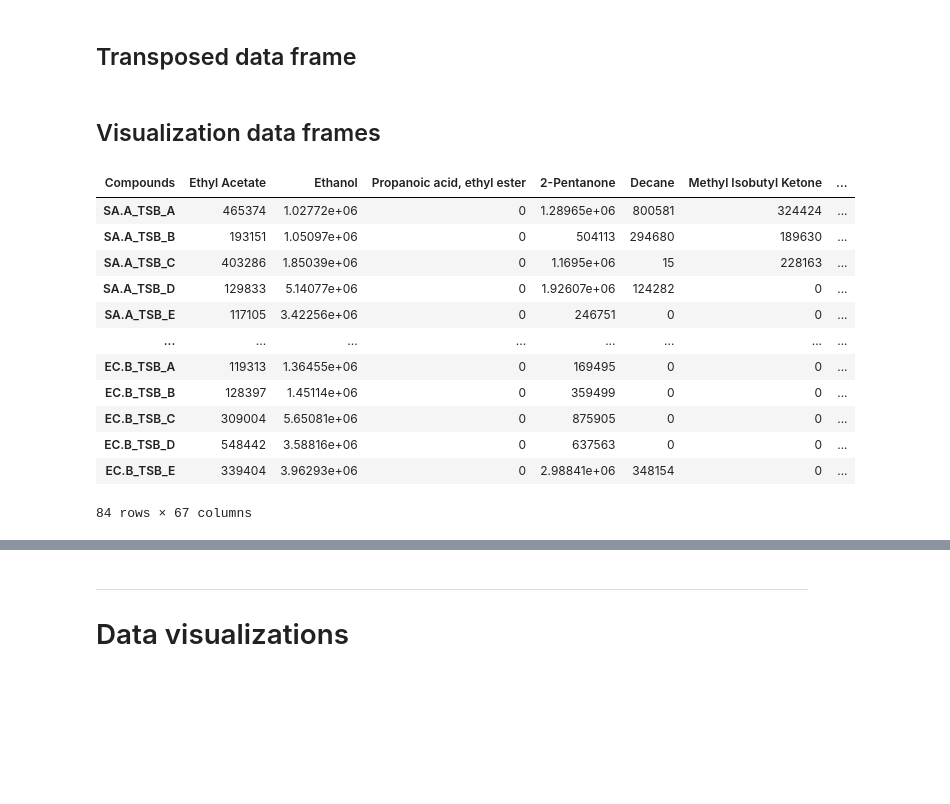
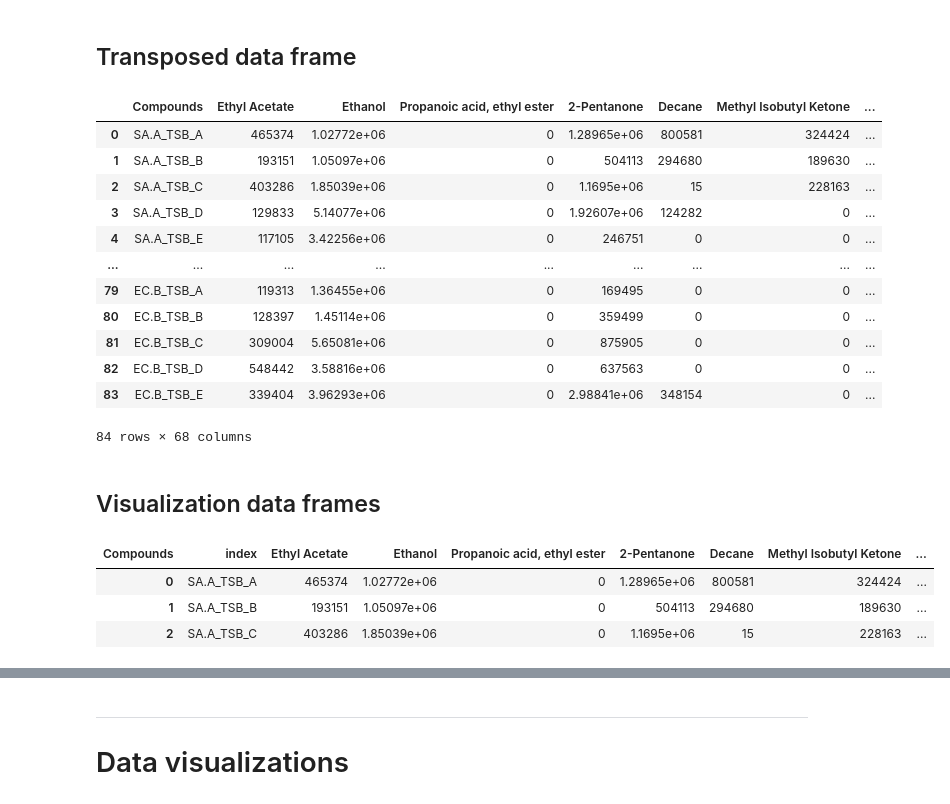
Before and after one commit to CharKuehl/DemoRepository, a Jupyter notebook: AutoML_DermalVOCs.ipynb, the cells around one changed output, grey strips where cells are left out. Cells and saved outputs as stored; diff of their text form; code cells hidden in the pictures; blank space fills up the shorter version.

```diff
--- a/AutoML_DermalVOCs.ipynb
+++ b/AutoML_DermalVOCs.ipynb
@@ -71,26 +71,40 @@ print(df_bac)
 [67 rows x 88 columns]
 # %% [markdown]
 ## Transposed data frame
+# %%
+tbac = df_bac.transpose()
+tbac.reset_index(drop=False, inplace=True)
+tbac.columns = tbac.iloc[0]
+tbac = tbac.drop(tbac.index[0:4])
+tbac.reset_index(drop=True, inplace=True)
+tbac
+# %% [output]
+|  | Compounds | Ethyl Acetate | Ethanol | Propanoic acid, ethyl ester | 2-Pentanone | Decane | Methyl Isobutyl Ketone | ... |
+| 0 | SA.A_TSB_A | 465374 | 1.02772e+06 | 0 | 1.28965e+06 | 800581 | 324424 | ... |
+| 1 | SA.A_TSB_B | 193151 | 1.05097e+06 | 0 | 504113 | 294680 | 189630 | ... |
+| 2 | SA.A_TSB_C | 403286 | 1.85039e+06 | 0 | 1.1695e+06 | 15 | 228163 | ... |
+| 3 | SA.A_TSB_D | 129833 | 5.14077e+06 | 0 | 1.92607e+06 | 124282 | 0 | ... |
+| 4 | SA.A_TSB_E | 117105 | 3.42256e+06 | 0 | 246751 | 0 | 0 | ... |
+| ... | ... | ... | ... | ... | ... | ... | ... | ... |
+| 79 | EC.B_TSB_A | 119313 | 1.36455e+06 | 0 | 169495 | 0 | 0 | ... |
+| 80 | EC.B_TSB_B | 128397 | 1.45114e+06 | 0 | 359499 | 0 | 0 | ... |
+| 81 | EC.B_TSB_C | 309004 | 5.65081e+06 | 0 | 875905 | 0 | 0 | ... |
+| 82 | EC.B_TSB_D | 548442 | 3.58816e+06 | 0 | 637563 | 0 | 0 | ... |
+| 83 | EC.B_TSB_E | 339404 | 3.96293e+06 | 0 | 2.98841e+06 | 348154 | 0 | ... |
+84 rows × 68 columns
 # %% [markdown]
 ## Visualization data frames
 # %%
 df_t_bac = df_bac.T
 new_header = df_t_bac.iloc[0] #grab the first row for the header
 df_t_bac = df_t_bac[1:] #take the data less the header row
 df_t_bac.columns = new_header #set the header row as the df header
 
-df_t_bac.drop(df_t_bac.index[0:3])
+df_t_bac = df_t_bac.drop(df_t_bac.index[0:3])
+df_t_bac = df_t_bac.reset_index()
+df_t_bac.head(3)
 # %% [output]
-| Compounds | Ethyl Acetate | Ethanol | Propanoic acid, ethyl ester | 2-Pentanone | Decane | Methyl Isobutyl Ketone | ... |
-| SA.A_TSB_A | 465374 | 1.02772e+06 | 0 | 1.28965e+06 | 800581 | 324424 | ... |
-| SA.A_TSB_B | 193151 | 1.05097e+06 | 0 | 504113 | 294680 | 189630 | ... |
-| SA.A_TSB_C | 403286 | 1.85039e+06 | 0 | 1.1695e+06 | 15 | 228163 | ... |
-| SA.A_TSB_D | 129833 | 5.14077e+06 | 0 | 1.92607e+06 | 124282 | 0 | ... |
-| SA.A_TSB_E | 117105 | 3.42256e+06 | 0 | 246751 | 0 | 0 | ... |
-| ... | ... | ... | ... | ... | ... | ... | ... |
-| EC.B_TSB_A | 119313 | 1.36455e+06 | 0 | 169495 | 0 | 0 | ... |
-| EC.B_TSB_B | 128397 | 1.45114e+06 | 0 | 359499 | 0 | 0 | ... |
-| EC.B_TSB_C | 309004 | 5.65081e+06 | 0 | 875905 | 0 | 0 | ... |
-| EC.B_TSB_D | 548442 | 3.58816e+06 | 0 | 637563 | 0 | 0 | ... |
-| EC.B_TSB_E | 339404 | 3.96293e+06 | 0 | 2.98841e+06 | 348154 | 0 | ... |
+| Compounds | index | Ethyl Acetate | Ethanol | Propanoic acid, ethyl ester | 2-Pentanone | Decane | Methyl Isobutyl Ketone | ... |
+| 0 | SA.A_TSB_A | 465374 | 1.02772e+06 | 0 | 1.28965e+06 | 800581 | 324424 | ... |
+| 1 | SA.A_TSB_B | 193151 | 1.05097e+06 | 0 | 504113 | 294680 | 189630 | ... |
+| 2 | SA.A_TSB_C | 403286 | 1.85039e+06 | 0 | 1.1695e+06 | 15 | 228163 | ... |
-84 rows × 67 columns
```
Also changed, not shown: parts of 9 cells of this notebook.
